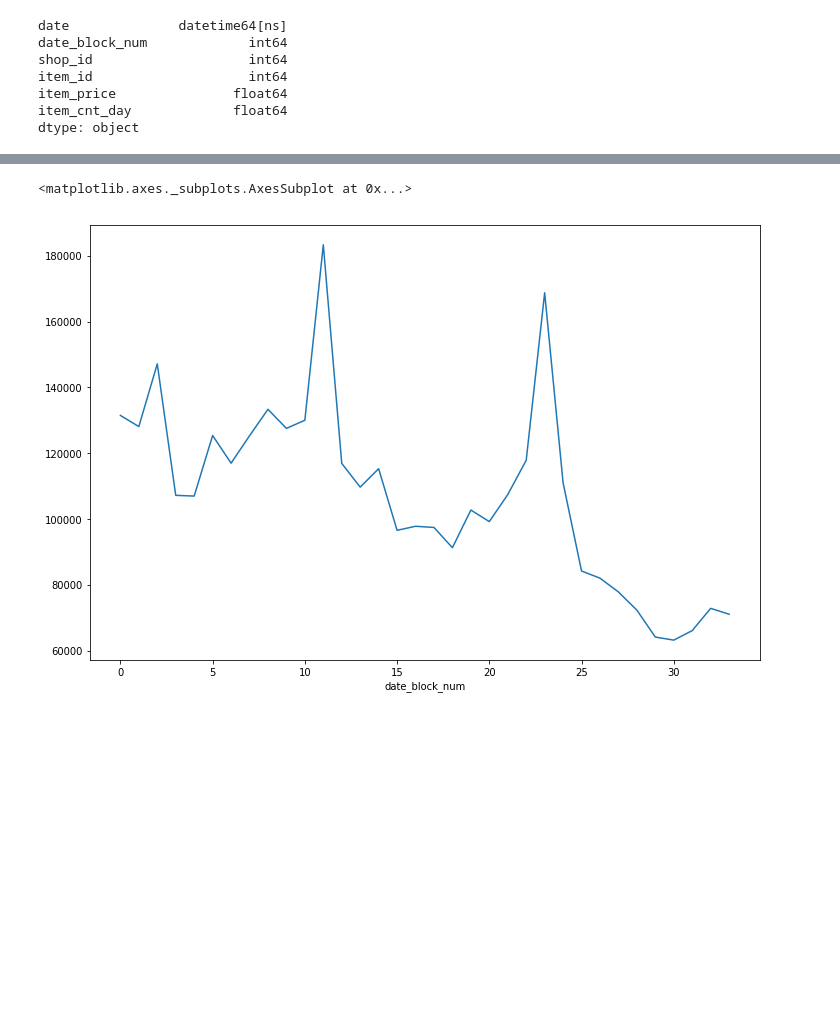
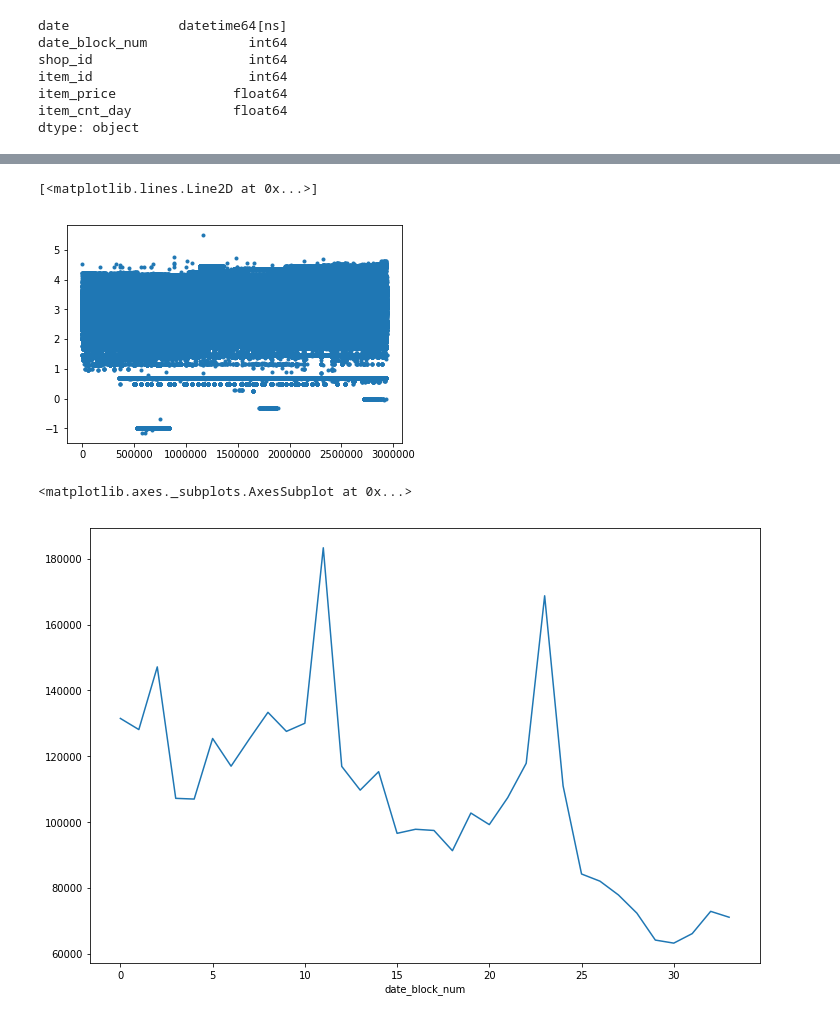
Before and after one commit to waficf/Kaggle_Competitions, a Jupyter notebook: Grocery.ipynb, the cells around one changed output, grey strips where cells are left out. Cells and saved outputs as stored; diff of their text form; code cells hidden in the pictures; blank space fills up the shorter version.

```diff
--- a/Grocery.ipynb
+++ b/Grocery.ipynb
@@ -49 +84,9 @@ train.head()
+# %%
+trn_log = trn.copy()
+trn_log['item_price_log'] = np.log10(trn_log.item_price)
+# %%
+plt.plot('item_price_log', '.', data=trn_log)
+# %% [output]
+[<matplotlib.lines.Line2D at 0x...>]
+[figure, added]
 # %%
```
Also changed, not shown: parts of 30 cells of this notebook.
